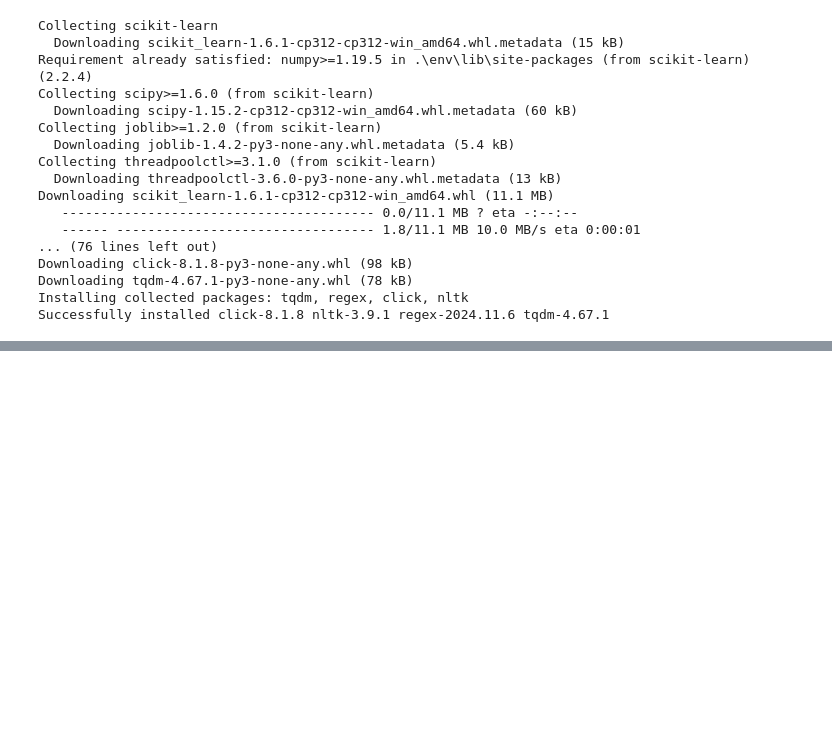
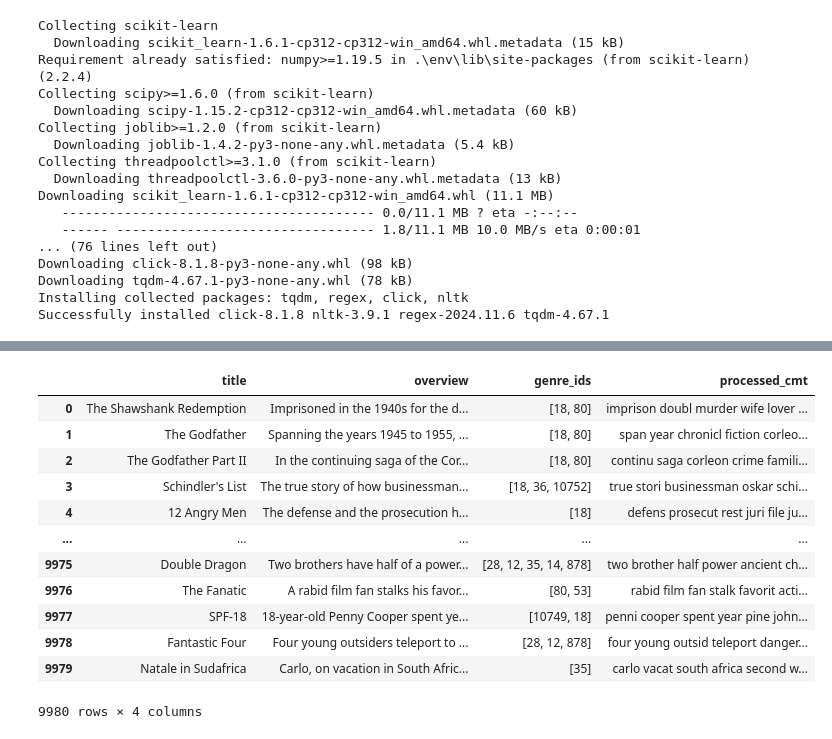
Before and after one commit to PR7175Z/NLP_Practice, a Jupyter notebook: moviegenreclassification/model.ipynb, the cells around one changed output, grey strips where cells are left out. Cells and saved outputs as stored; diff of their text form; code cells hidden in the pictures; blank space fills up the shorter version.

```diff
--- a/moviegenreclassification/model.ipynb
+++ b/moviegenreclassification/model.ipynb
@@ -94,0 +122,3 @@ Successfully installed click-8.1.8 nltk-3.9.1 regex-2024.11.6 tqdm-4.67.1
+# %%
+dataset = pd.read_csv('data/movies_overview.csv')
+genre_set = pd.read_csv('data/movies_genres.csv')
@@ -94,0 +165,43 @@ Successfully installed click-8.1.8 nltk-3.9.1 regex-2024.11.6 tqdm-4.67.1
+# %%
+ps = PorterStemmer()
+wnl = WordNetLemmatizer()
+
+stopword = set(stopwords.words('english'))
+# %%
+def preprocess_text(text):
+    if not isinstance(text, str):
+        return ""
+
+    # Lowercase
+    text = text.lower()
+
+    # Tokenize
+    tokens = word_tokenize(text)
+
+    filtered = [token for token in tokens if token not in stopword and token.isalpha()]
+
+    # Lemmatize
+    lemmas = [wnl.lemmatize(token) for token in filtered]
+
+    # Stem
+    stemmed = [ps.stem(lemma) for lemma in lemmas]
+
+    return ' '.join(stemmed)
+# %%
+dataset['processed_cmt'] = dataset['overview'].apply(preprocess_text)
+
+dataset
+# %% [output]
+|  | title | overview | genre_ids | processed_cmt |
+| 0 | The Shawshank Redemption | Imprisoned in the 1940s for the d... | [18, 80] | imprison doubl murder wife lover ... |
+| 1 | The Godfather | Spanning the years 1945 to 1955, ... | [18, 80] | span year chronicl fiction corleo... |
+| 2 | The Godfather Part II | In the continuing saga of the Cor... | [18, 80] | continu saga corleon crime famili... |
+| 3 | Schindler's List | The true story of how businessman... | [18, 36, 10752] | true stori businessman oskar schi... |
+| 4 | 12 Angry Men | The defense and the prosecution h... | [18] | defens prosecut rest juri file ju... |
+| ... | ... | ... | ... | ... |
+| 9975 | Double Dragon | Two brothers have half of a power... | [28, 12, 35, 14, 878] | two brother half power ancient ch... |
+| 9976 | The Fanatic | A rabid film fan stalks his favor... | [80, 53] | rabid film fan stalk favorit acti... |
+| 9977 | SPF-18 | 18-year-old Penny Cooper spent ye... | [10749, 18] | penni cooper spent year pine john... |
+| 9978 | Fantastic Four | Four young outsiders teleport to ... | [28, 12, 878] | four young outsid teleport danger... |
+| 9979 | Natale in Sudafrica | Carlo, on vacation in South Afric... | [35] | carlo vacat south africa second w... |
+9980 rows × 4 columns
```
Also changed, not shown: parts of 9 cells of this notebook.
